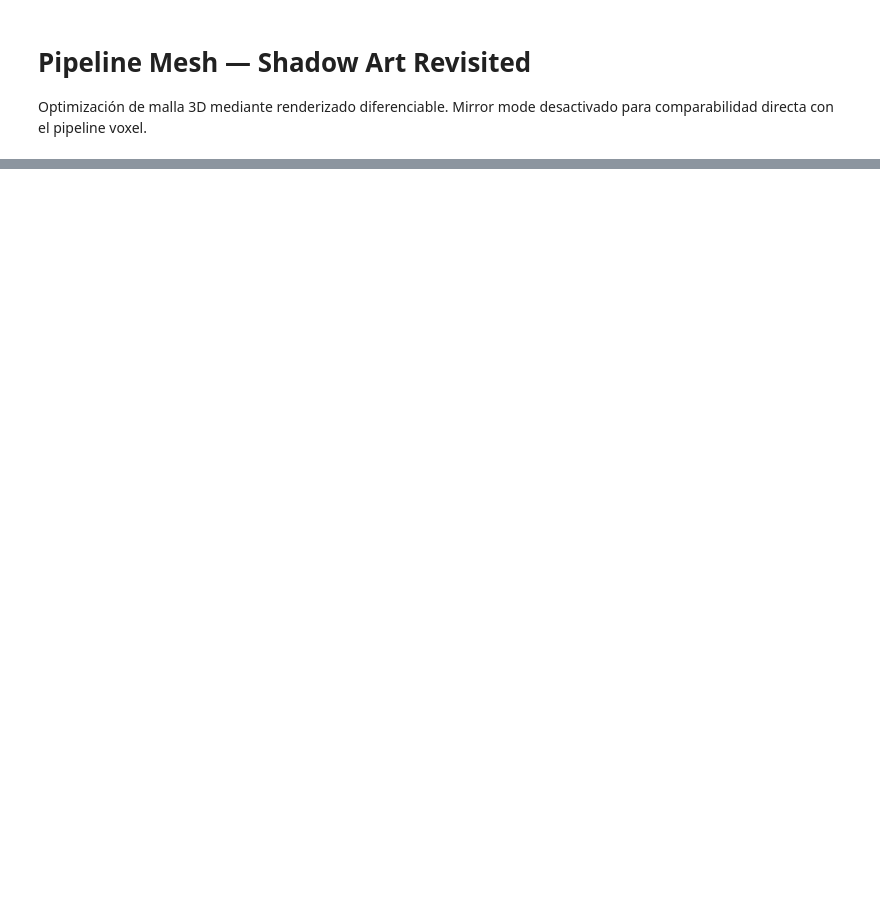
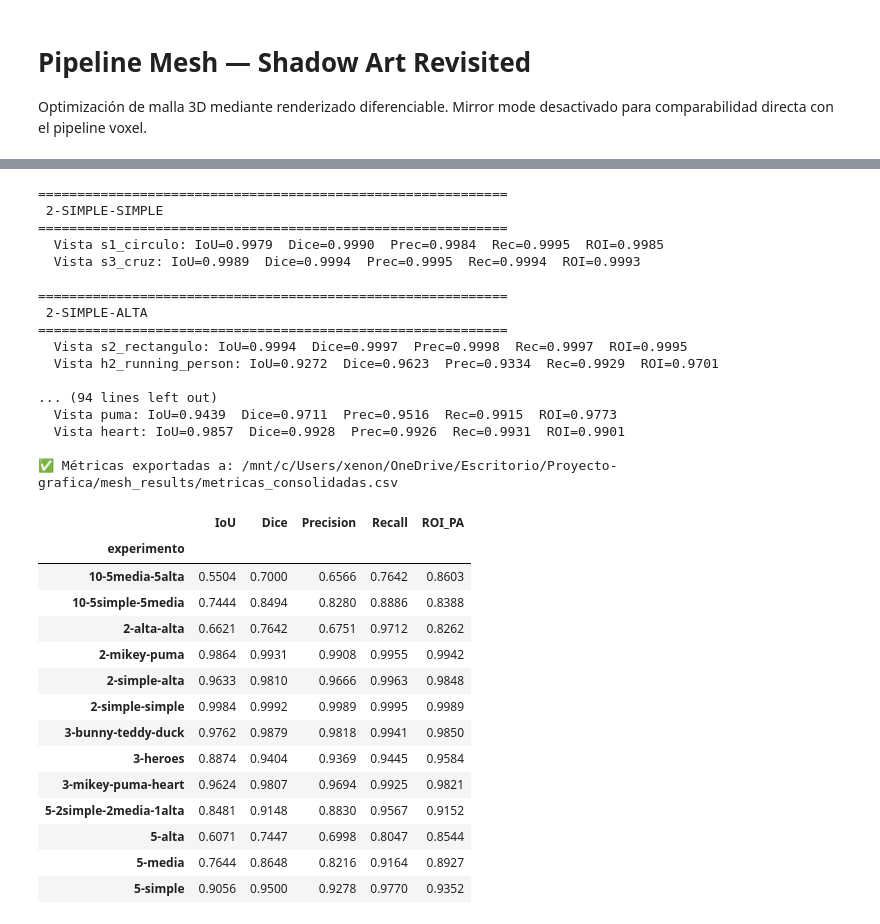
Before and after one commit to kolk3y/Proyecto-grafica, a Jupyter notebook: mesh/Mesh_method.ipynb, the cells around one changed output, grey strips where cells are left out. Saved outputs shown, nothing was run; the diff lists cells and outputs as text; code cells hidden in the pictures; blank space fills up the shorter version.

Commit message:
re run mesh

```diff
--- a/mesh/Mesh_method.ipynb
+++ b/mesh/Mesh_method.ipynb
@@ -321,15 +332,15 @@ experimentos = [
     # Siluetas propias — por complejidad
     {"output": "2-simple-simple",       "images": ["s1_circulo.png",     "s3_cruz.png"]},
     {"output": "2-simple-alta",         "images": ["s2_rectangulo.png",  "h2_running_person.png"]},
-    {"output": "2-alta-alta",           "images": ["h3_snowflake.png",   "h5_bike.png"]},
+    {"output": "2-alta-alta",           "images": ["h4_snowflake.png",   "h5_bike.png"]},
     {"output": "5-simple",              "images": ["s1_circulo.png", "s2_rectangulo.png", "s3_cruz.png", "s4_flecha.png", "s5_house.png"]},
     {"output": "5-media",               "images": ["m1_bird.png", "m2_tree.png", "m3_fish.png", "m4_star.png", "m5_guitar.png"]},
-    {"output": "5-alta",                "images": ["h1_sitting_cat.png", "h2_running_person.png", "h3_snowflake.png", "h4_butterfly.png", "h5_bike.png"]},
-    {"output": "5-2simple-2media-1alta","images": ["s1_circulo.png", "s5_house.png", "m1_bird.png", "m5_guitar.png", "h3_snowflake.png"]},
+    {"output": "5-alta",                "images": ["h1_sitting_cat.png", "h2_running_person.png", "h4_snowflake.png", "h3_butterfly.png", "h5_bike.png"]},
+    {"output": "5-2simple-2media-1alta","images": ["s1_circulo.png", "s5_house.png", "m1_bird.png", "m5_guitar.png", "h4_snowflake.png"]},
     {"output": "10-5simple-5media",     "images": ["s1_circulo.png","s2_rectangulo.png","s3_cruz.png","s4_flecha.png","s5_house.png",
                                                     "m1_bird.png","m2_tree.png","m3_fish.png","m4_star.png","m5_guitar.png"]},
     {"output": "10-5media-5alta",       "images": ["m1_bird.png","m2_tree.png","m3_fish.png","m4_star.png","m5_guitar.png",
-                                                    "h1_sitting_cat.png","h2_running_person.png","h3_snowflake.png","h4_butterfly.png","h5_bike.png"]},
+                                                    "h1_sitting_cat.png","h2_running_person.png","h4_snowflake.png","h3_butterfly.png","h5_bike.png"]},
     # Baseline — dataset original del paper
     {"output": "2-mikey-puma",          "images": ["mikey.png",    "puma.png"],                              "dataset": "original"},
     {"output": "3-heroes",              "images": ["Spider-Man.png","superman.png","batman.png"],             "dataset": "original"},
@@ -415,7 +586,9 @@ def compute_all_metrics_mesh(exp_id, num_views):
                          "Precision": precision, "Recall": recall, "ROI_PA": roi_acc})
     return results
 
-# ── Evaluar todos los experimentos
+# ── Evaluar todos los experimentos (reusa las imágenes definidas en `experimentos`)
+experimentos_por_nombre = {e["output"]: e["images"] for e in experimentos}
+
 experimentos_eval = [
     {"output": "2-simple-simple",        "num_views": 2},
     {"output": "2-simple-alta",          "num_views": 2},
@@ -424,33 +597,68 @@ experimentos_eval = [
     {"output": "5-media",                "num_views": 5},
     {"output": "5-alta",                 "num_views": 5},
     {"output": "5-2simple-2media-1alta", "num_views": 5},
     {"output": "10-5simple-5media",      "num_views": 10},
     {"output": "10-5media-5alta",        "num_views": 10},
     {"output": "2-mikey-puma",           "num_views": 2},
     {"output": "3-heroes",               "num_views": 3},
     {"output": "3-bunny-teddy-duck",     "num_views": 3},
     {"output": "3-mikey-puma-heart",     "num_views": 3},
 ]
 
 todos = []
 for experimento in experimentos_eval:
     folder = os.path.join(ROOT_DIR, experimento["output"])
     if not os.path.exists(folder):
         print(f"⚠️  {experimento['output']} — carpeta no encontrada, saltando.")
         continue
+    images_list = experimentos_por_nombre[experimento["output"]]
     print(f"\n{'='*60}\n {experimento['output'].upper()}\n{'='*60}")
     results = compute_all_metrics_mesh(experimento["output"], experimento["num_views"])
     for r in results:
+        r["view"] = images_list[r["view"]][:-4]
         print(f"  Vista {r['view']}: IoU={r['IoU']:.4f}  Dice={r['Dice']:.4f}  "
               f"Prec={r['Precision']:.4f}  Rec={r['Recall']:.4f}  ROI={r['ROI_PA']:.4f}")
         todos.append({"experimento": experimento["output"], **r})
 
 if todos:
     df = pd.DataFrame(todos)[["experimento","view","IoU","Dice","Precision","Recall","ROI_PA"]]
     csv_path = os.path.join(ROOT_DIR, "metricas_consolidadas.csv")
     df.to_csv(csv_path, index=False)
     print(f"\n✅ Métricas exportadas a: {csv_path}")
     display(df.groupby("experimento")[["IoU","Dice","Precision","Recall","ROI_PA"]].mean().round(4))
+# %% [output]
+============================================================
+ 2-SIMPLE-SIMPLE
+============================================================
+  Vista s1_circulo: IoU=0.9979  Dice=0.9990  Prec=0.9984  Rec=0.9995  ROI=0.9985
+  Vista s3_cruz: IoU=0.9989  Dice=0.9994  Prec=0.9995  Rec=0.9994  ROI=0.9993
+
+============================================================
+ 2-SIMPLE-ALTA
+============================================================
+  Vista s2_rectangulo: IoU=0.9994  Dice=0.9997  Prec=0.9998  Rec=0.9997  ROI=0.9995
+  Vista h2_running_person: IoU=0.9272  Dice=0.9623  Prec=0.9334  Rec=0.9929  ROI=0.9701
+
+... (94 lines left out)
+  Vista puma: IoU=0.9439  Dice=0.9711  Prec=0.9516  Rec=0.9915  ROI=0.9773
+  Vista heart: IoU=0.9857  Dice=0.9928  Prec=0.9926  Rec=0.9931  ROI=0.9901
+
+✅ Métricas exportadas a: /mnt/c/Users/xenon/OneDrive/Escritorio/Proyecto-grafica/mesh_results/metricas_consolidadas.csv
+|  | IoU | Dice | Precision | Recall | ROI_PA |
+| experimento |  |  |  |  |  |
+| 10-5media-5alta | 0.5504 | 0.7000 | 0.6566 | 0.7642 | 0.8603 |
+| 10-5simple-5media | 0.7444 | 0.8494 | 0.8280 | 0.8886 | 0.8388 |
+| 2-alta-alta | 0.6621 | 0.7642 | 0.6751 | 0.9712 | 0.8262 |
+| 2-mikey-puma | 0.9864 | 0.9931 | 0.9908 | 0.9955 | 0.9942 |
+| 2-simple-alta | 0.9633 | 0.9810 | 0.9666 | 0.9963 | 0.9848 |
+| 2-simple-simple | 0.9984 | 0.9992 | 0.9989 | 0.9995 | 0.9989 |
+| 3-bunny-teddy-duck | 0.9762 | 0.9879 | 0.9818 | 0.9941 | 0.9850 |
+| 3-heroes | 0.8874 | 0.9404 | 0.9369 | 0.9445 | 0.9584 |
+| 3-mikey-puma-heart | 0.9624 | 0.9807 | 0.9694 | 0.9925 | 0.9821 |
+| 5-2simple-2media-1alta | 0.8481 | 0.9148 | 0.8830 | 0.9567 | 0.9152 |
+| 5-alta | 0.6071 | 0.7447 | 0.6998 | 0.8047 | 0.8544 |
+| 5-media | 0.7644 | 0.8648 | 0.8216 | 0.9164 | 0.8927 |
+| 5-simple | 0.9056 | 0.9500 | 0.9278 | 0.9770 | 0.9352 |
 # %%
 # ── Visualización 3D del mesh optimizado ────────────────────────────────────
 import trimesh
```
Also changed, not shown: parts of 8 cells of this notebook, 2 other files.
